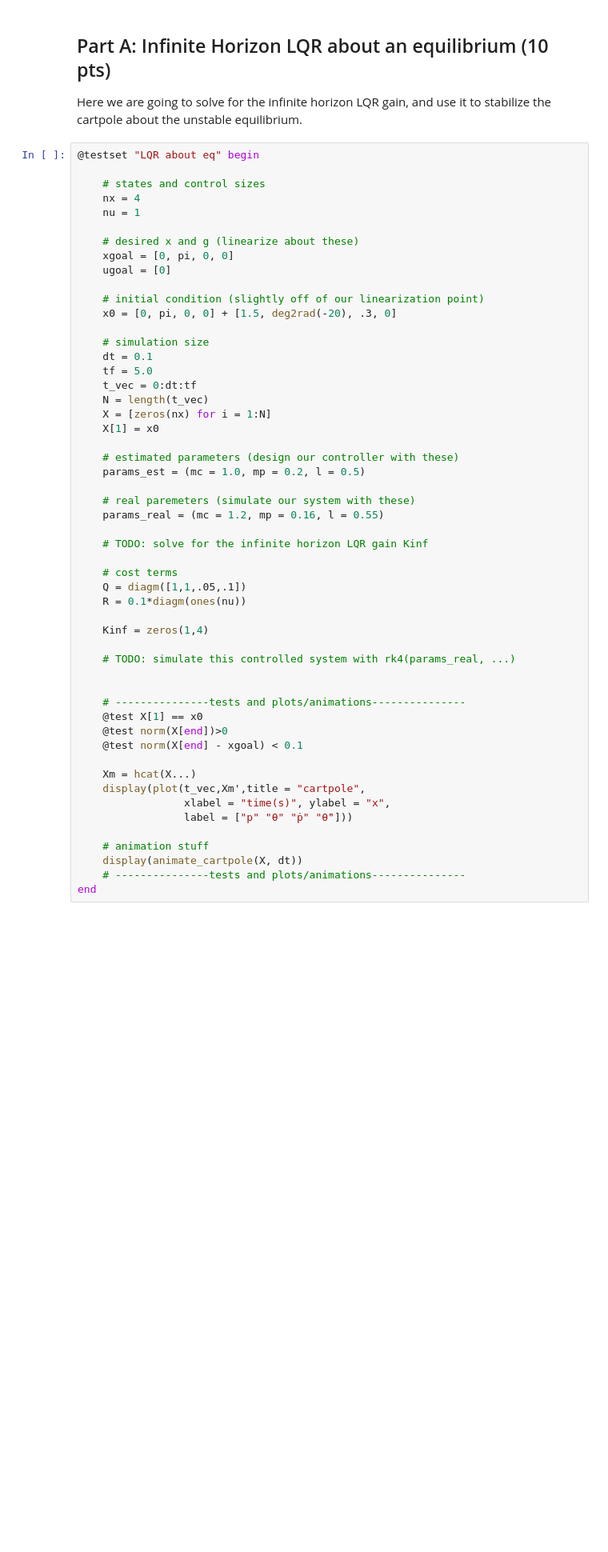
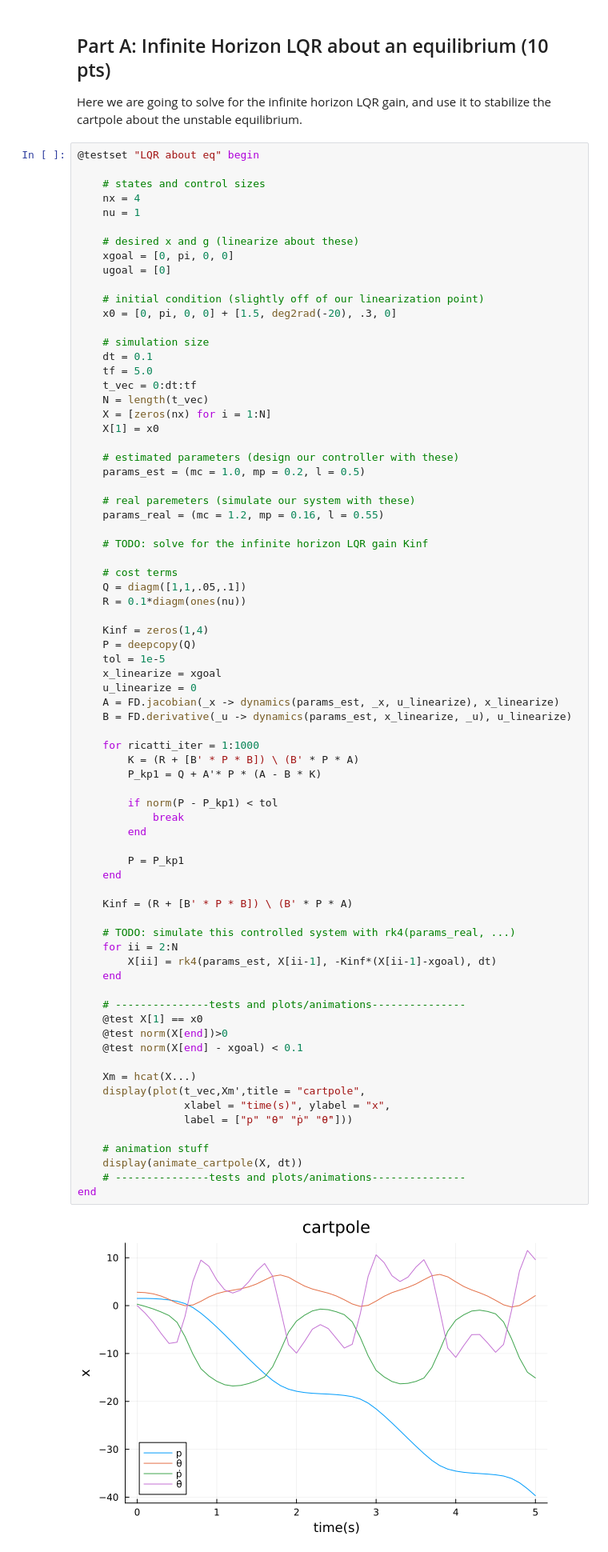
Before and after one commit to stevenwman/OCRL2024, a Jupyter notebook: HW/HW2_S24/Q2.ipynb, the cells around one changed output. Shown: that part at 80% size. Saved outputs shown, nothing was run; the diff lists cells and outputs as text; blank space fills up the shorter version.

```diff
--- a/HW/HW2_S24/Q2.ipynb
+++ b/HW/HW2_S24/Q2.ipynb
@@ -127,31 +132,54 @@ Here we are going to solve for the infinite horizon LQR gain, and use it to stab
     # estimated parameters (design our controller with these)
     params_est = (mc = 1.0, mp = 0.2, l = 0.5)
 
     # real paremeters (simulate our system with these)
     params_real = (mc = 1.2, mp = 0.16, l = 0.55)
 
     # TODO: solve for the infinite horizon LQR gain Kinf
 
     # cost terms
     Q = diagm([1,1,.05,.1])
     R = 0.1*diagm(ones(nu))
 
     Kinf = zeros(1,4)
+    P = deepcopy(Q)
+    tol = 1e-5
+    x_linearize = xgoal
+    u_linearize = 0
+    A = FD.jacobian(_x -> dynamics(params_est, _x, u_linearize), x_linearize)
+    B = FD.derivative(_u -> dynamics(params_est, x_linearize, _u), u_linearize)
+
+    for ricatti_iter = 1:1000
+        K = (R + [B' * P * B]) \ (B' * P * A)
+        P_kp1 = Q + A'* P * (A - B * K)
+
+        if norm(P - P_kp1) < tol
+            break
+        end
+
+        P = P_kp1
+    end
+
+    Kinf = (R + [B' * P * B]) \ (B' * P * A)
 
     # TODO: simulate this controlled system with rk4(params_real, ...)
-
+    for ii = 2:N
+        X[ii] = rk4(params_est, X[ii-1], -Kinf*(X[ii-1]-xgoal), dt)
+    end
 
     # ---------------tests and plots/animations---------------
     @test X[1] == x0
     @test norm(X[end])>0
     @test norm(X[end] - xgoal) < 0.1
 
     Xm = hcat(X...)
     display(plot(t_vec,Xm',title = "cartpole",
                  xlabel = "time(s)", ylabel = "x",
                  label = ["p" "θ" "ṗ" "θ̇"]))
 
     # animation stuff
     display(animate_cartpole(X, dt))
     # ---------------tests and plots/animations---------------
 end
+# %% [output]
+[figure, added]
```
Also changed, not shown: parts of 3 cells of this notebook.
